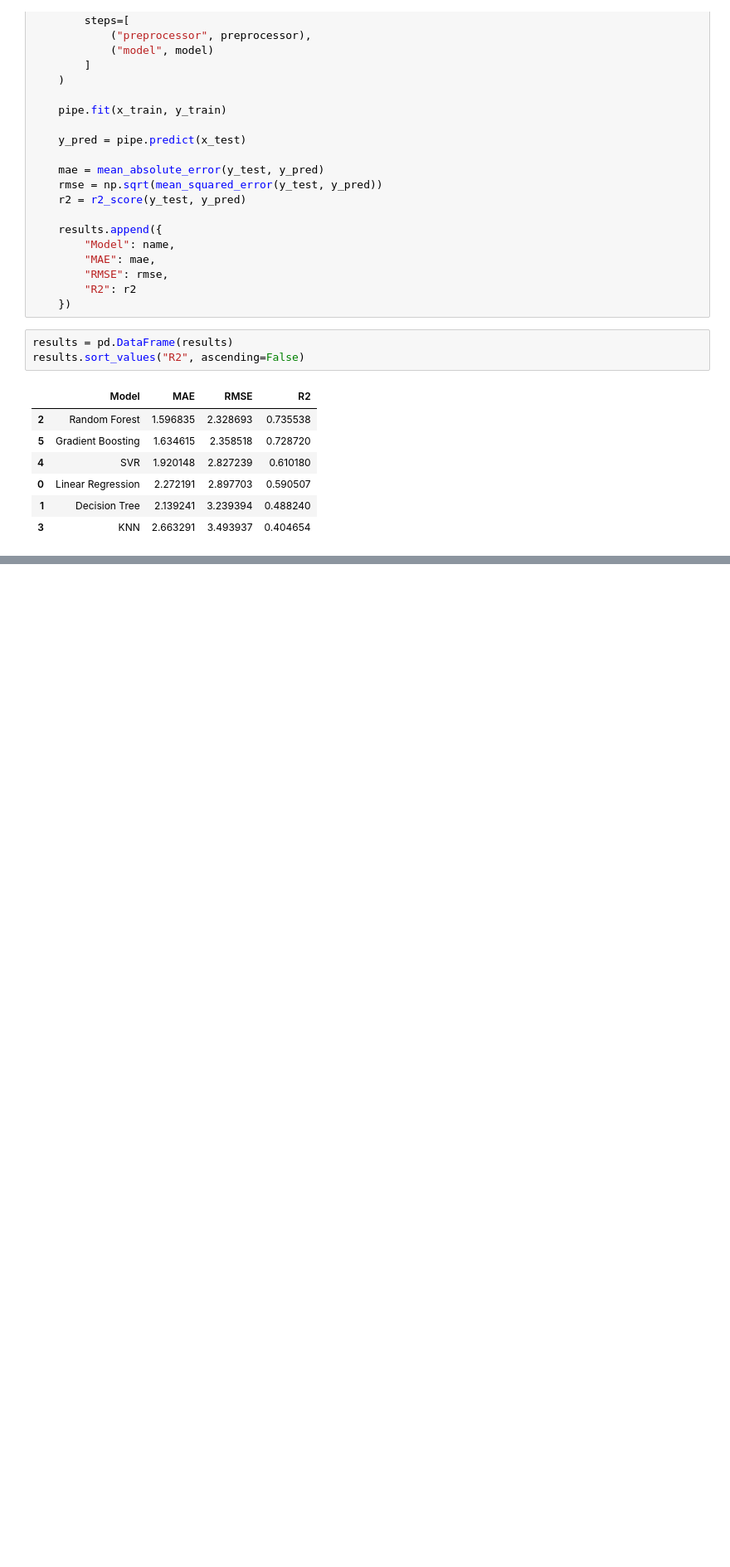
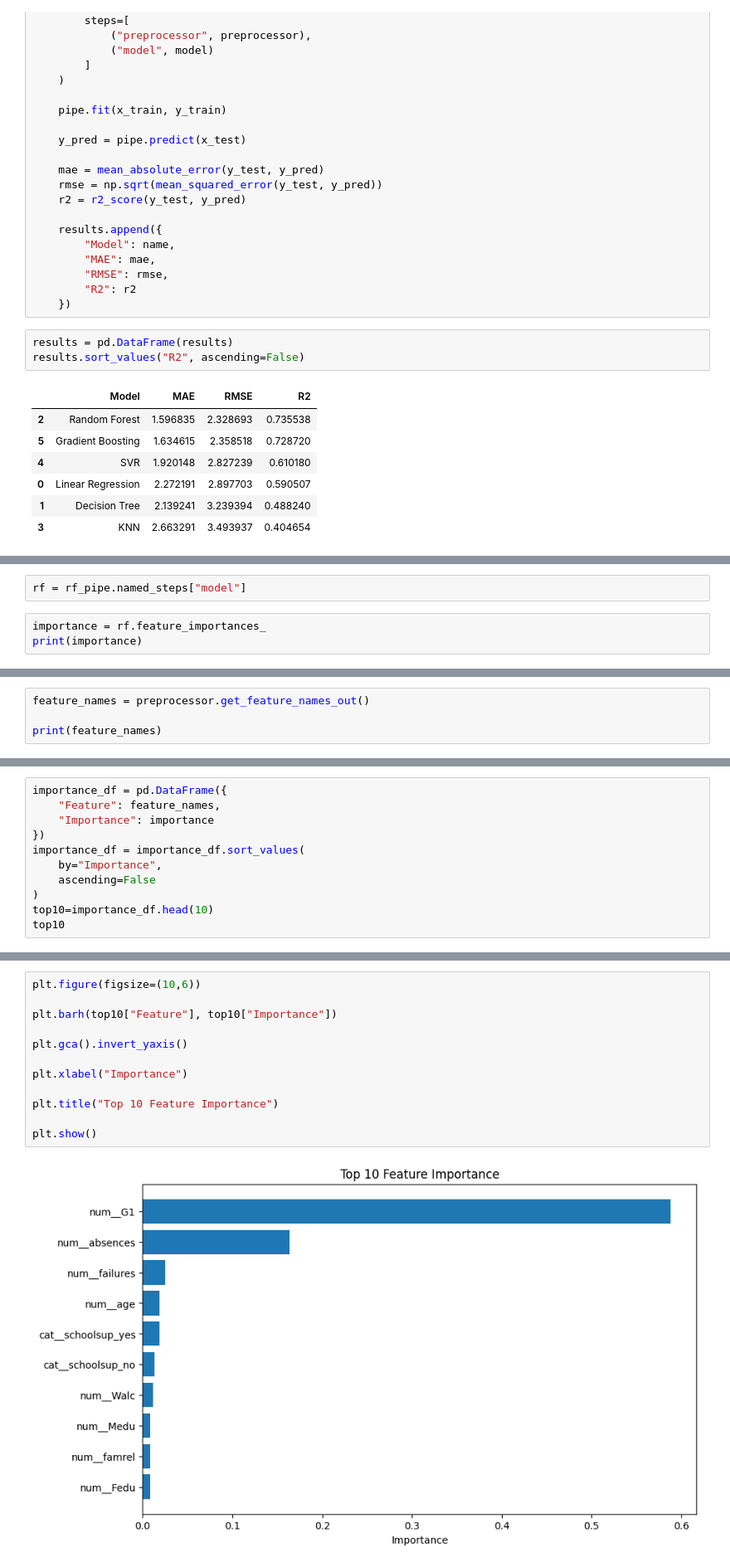
Before and after one commit to fmostashari/Student-Performance-Prediction, a Jupyter notebook: studentPerformance2.ipynb, the cells around one changed output, grey strips where cells are left out. Shown at 83% size. Saved outputs shown, nothing was run; the diff lists cells and outputs as text; blank space fills up the shorter version.

Commit message:
add feature importance and cross validation

```diff
--- a/studentPerformance2.ipynb
+++ b/studentPerformance2.ipynb
@@ -302,0 +329,5 @@ results.sort_values("R2", ascending=False)
+# %%
+rf = rf_pipe.named_steps["model"]
+# %%
+importance = rf.feature_importances_
+print(importance)
@@ -302,0 +350,4 @@ results.sort_values("R2", ascending=False)
+# %%
+feature_names = preprocessor.get_feature_names_out()
+
+print(feature_names)
@@ -302,0 +371,11 @@ results.sort_values("R2", ascending=False)
+# %%
+importance_df = pd.DataFrame({
+    "Feature": feature_names,
+    "Importance": importance
+})
+importance_df = importance_df.sort_values(
+    by="Importance",
+    ascending=False
+)
+top10=importance_df.head(10)
+top10
@@ -302,0 +394,14 @@ results.sort_values("R2", ascending=False)
+# %%
+plt.figure(figsize=(10,6))
+
+plt.barh(top10["Feature"], top10["Importance"])
+
+plt.gca().invert_yaxis()
+
+plt.xlabel("Importance")
+
+plt.title("Top 10 Feature Importance")
+
+plt.show()
+# %% [output]
+[figure, added]
```
Also changed, not shown: parts of 16 cells of this notebook.
